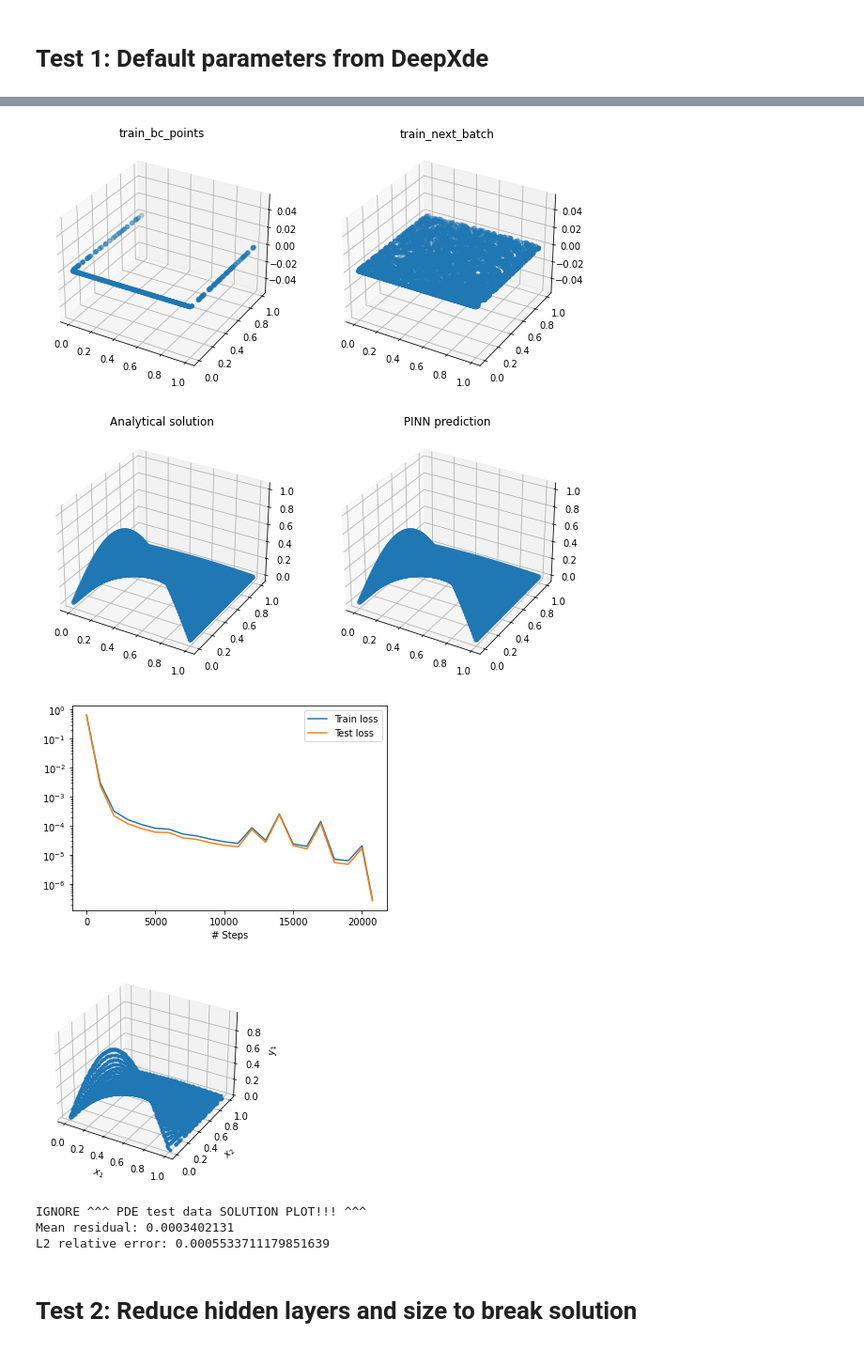
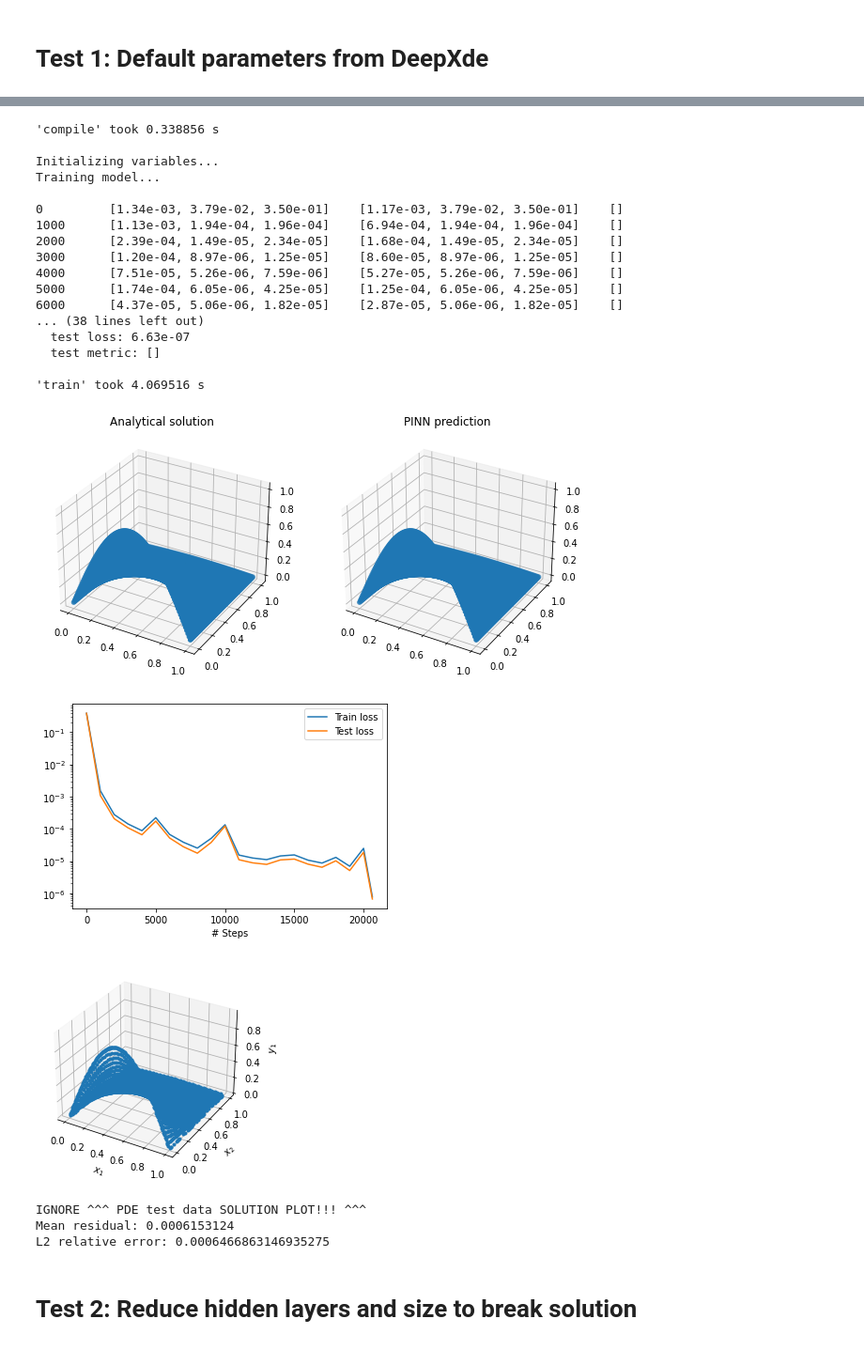
Before and after one commit to ykhas/2515_proj, a Jupyter notebook: heat_1d_bar_experiment.ipynb, the cells around one changed output, grey strips where cells are left out. Shown at 94% size. Cells and saved outputs as stored; diff of their text form; code cells hidden in the pictures.

Commit message:
heat_1d_bar_experiment: Seperate creating model, and training

```diff
--- a/heat_1d_bar_experiment.ipynb
+++ b/heat_1d_bar_experiment.ipynb
@@ -33,7 +33,7 @@ def pde(x, y):
     dy_xx = dde.grad.hessian(y, x, i=0, j=0)
     return dy_t - const_params.a*dy_xx
 
-def create_model_and_train(const_params: PinnConstParam, test_params: PinnTestParam):
+def create_model(const_params: PinnConstParam, test_params: PinnTestParam):
     # Computational geometry:
     geom = dde.geometry.Interval(0, const_params.L)
     timedomain = dde.geometry.TimeDomain(0, const_params.t_end)
@@ -45,7 +45,7 @@ def create_model_and_train(const_params: PinnConstParam, test_params: PinnTestPa
         geomtime, lambda x: np.sin(const_params.n*np.pi*x[:, 0:1]/const_params.L) , lambda _, on_initial: on_initial
         )
 
-    data = dde.data.TimePDE(
+    geomtime_data = dde.data.TimePDE(
         geomtime, pde, [bc, ic],
         num_domain=test_params.d_num_domain,
         num_boundary=test_params.d_num_boundary,
@@ -59,15 +59,18 @@ def create_model_and_train(const_params: PinnConstParam, test_params: PinnTestPa
         "tanh",
         "Glorot normal")
 
-    model = dde.Model(data, net)
+    model = dde.Model(geomtime_data, net)
 
+    return geomtime_data, model
+
+def train_model(model):
     # Build and train the model:
     model.compile("adam", lr=1e-3)
     model.train(epochs=20000)
     model.compile("L-BFGS")
     losshistory, train_state = model.train()
 
-    return data, model, losshistory, train_state
+    return losshistory, train_state
 
 def plot_train_data(geomtime_data):
     X_bc_train = geomtime_data.bc_points()
@@ -182,0 +128,4 @@ Step      Train loss                        Test loss                         Te
+# %%
+# Create model and plot training data
+geomtime_data, model = create_model(const_params, PinnTestParam())
+plot_train_data(geomtime_data)
@@ -183,4 +137,5 @@ Step      Train loss                        Test loss                         Te
 # %%
-plot_train_data(geomtime_data)
+# Train model and output results
+losshistory, train_state = train_model(model)
 predict_and_output_report(X_test, y_true, model, losshistory, train_state)
 # %% [output]
@@ -189,10 +146,26 @@ train_next_batch shape (3020, 2)
+'compile' took 0.338856 s
+
+Initializing variables...
+Training model...
+
+0         [1.34e-03, 3.79e-02, 3.50e-01]    [1.17e-03, 3.79e-02, 3.50e-01]    []
+1000      [1.13e-03, 1.94e-04, 1.96e-04]    [6.94e-04, 1.94e-04, 1.96e-04]    []
+2000      [2.39e-04, 1.49e-05, 2.34e-05]    [1.68e-04, 1.49e-05, 2.34e-05]    []
+3000      [1.20e-04, 8.97e-06, 1.25e-05]    [8.60e-05, 8.97e-06, 1.25e-05]    []
+4000      [7.51e-05, 5.26e-06, 7.59e-06]    [5.27e-05, 5.26e-06, 7.59e-06]    []
+5000      [1.74e-04, 6.05e-06, 4.25e-05]    [1.25e-04, 6.05e-06, 4.25e-05]    []
+6000      [4.37e-05, 5.06e-06, 1.82e-05]    [2.87e-05, 5.06e-06, 1.82e-05]    []
+... (38 lines left out)
+  test loss: 6.63e-07
+  test metric: []
+
+'train' took 4.069516 s
-[figure, old version]
+[figure, new version]
-[figure, old version]
+[figure, new version]
-[figure, old version]
+[figure, new version]
-[figure, removed]
-IGNORE ^^^ PDE test data SOLUTION PLOT!!! ^^^
-Mean residual: 0.0003402131
-L2 relative error: 0.0005533711179851639
+IGNORE ^^^ PDE test data SOLUTION PLOT!!! ^^^
+Mean residual: 0.0006153124
+L2 relative error: 0.0006466863146935275
 # %% [markdown]
 # Test 2: Reduce hidden layers and size to break solution
 # %%
```
Also changed, not shown: parts of 12 cells of this notebook.
